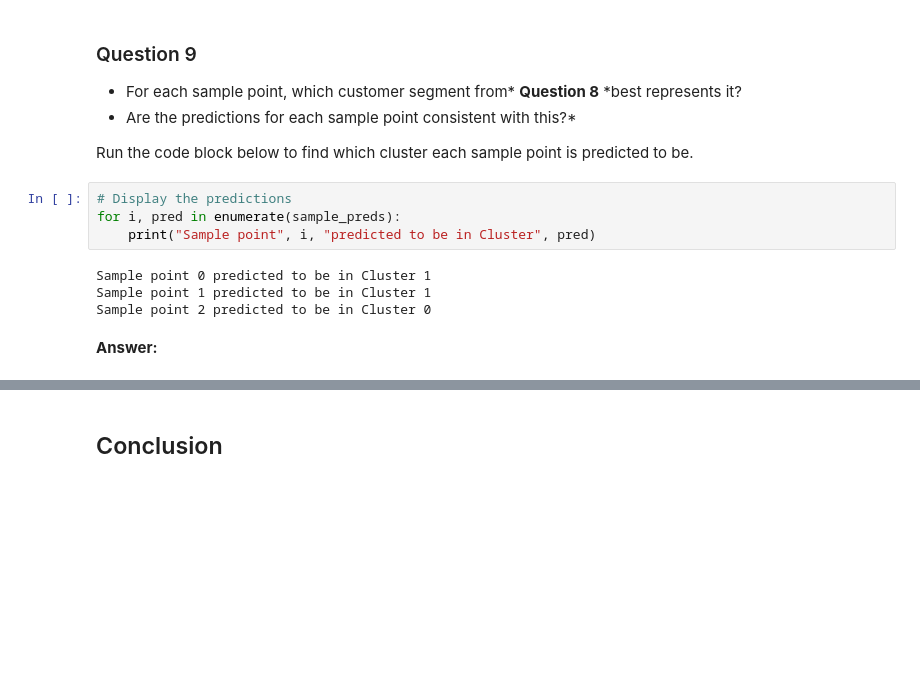
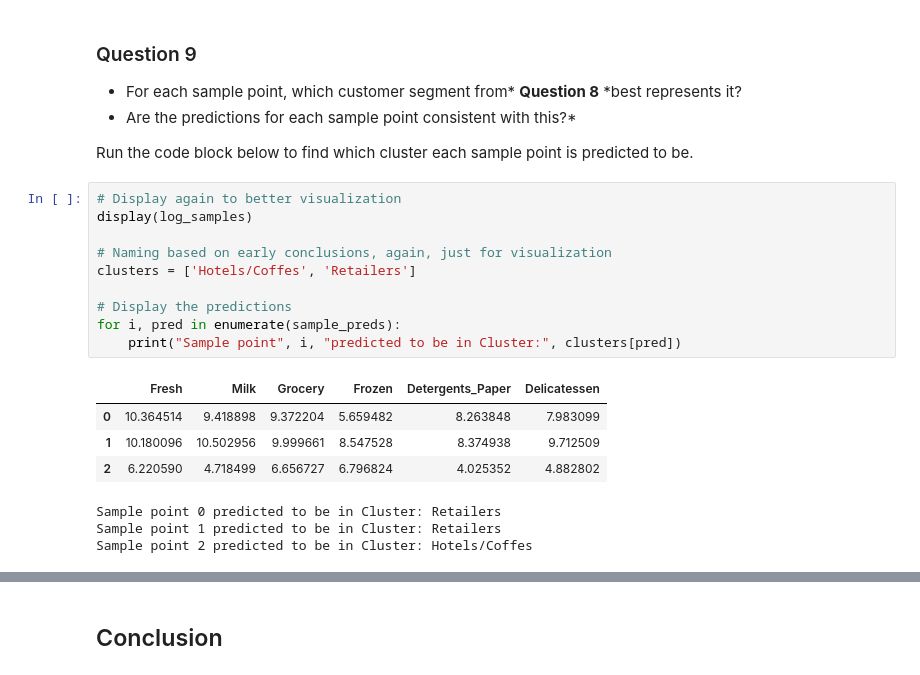
Before and after one commit to brunowdev/customer-segments, a Jupyter notebook: customer_segments.ipynb, the cells around one changed output, grey strips where cells are left out. Cells and saved outputs as stored; diff of their text form; blank space fills up the shorter version.

```diff
--- a/customer_segments.ipynb
+++ b/customer_segments.ipynb
@@ -634,12 +634,20 @@ display(true_centers)
 
 Run the code block below to find which cluster each sample point is predicted to be.
 # %%
+# Display again to better visualization
+display(log_samples)
+
+# Naming based on early conclusions, again, just for visualization
+clusters = ['Hotels/Coffes', 'Retailers']
+
 # Display the predictions
 for i, pred in enumerate(sample_preds):
-    print("Sample point", i, "predicted to be in Cluster", pred)
+    print("Sample point", i, "predicted to be in Cluster:", clusters[pred])
 # %% [output]
+|  | Fresh | Milk | Grocery | Frozen | Detergents_Paper | Delicatessen |
+| 0 | 10.364514 | 9.418898 | 9.372204 | 5.659482 | 8.263848 | 7.983099 |
+| 1 | 10.180096 | 10.502956 | 9.999661 | 8.547528 | 8.374938 | 9.712509 |
+| 2 | 6.220590 | 4.718499 | 6.656727 | 6.796824 | 4.025352 | 4.882802 |
-Sample point 0 predicted to be in Cluster 1
-Sample point 1 predicted to be in Cluster 1
-Sample point 2 predicted to be in Cluster 0
+Sample point 0 predicted to be in Cluster: Retailers
+Sample point 1 predicted to be in Cluster: Retailers
+Sample point 2 predicted to be in Cluster: Hotels/Coffes
-# %% [markdown]
-**Answer:**
```
Also changed, not shown: parts of 4 cells of this notebook.
